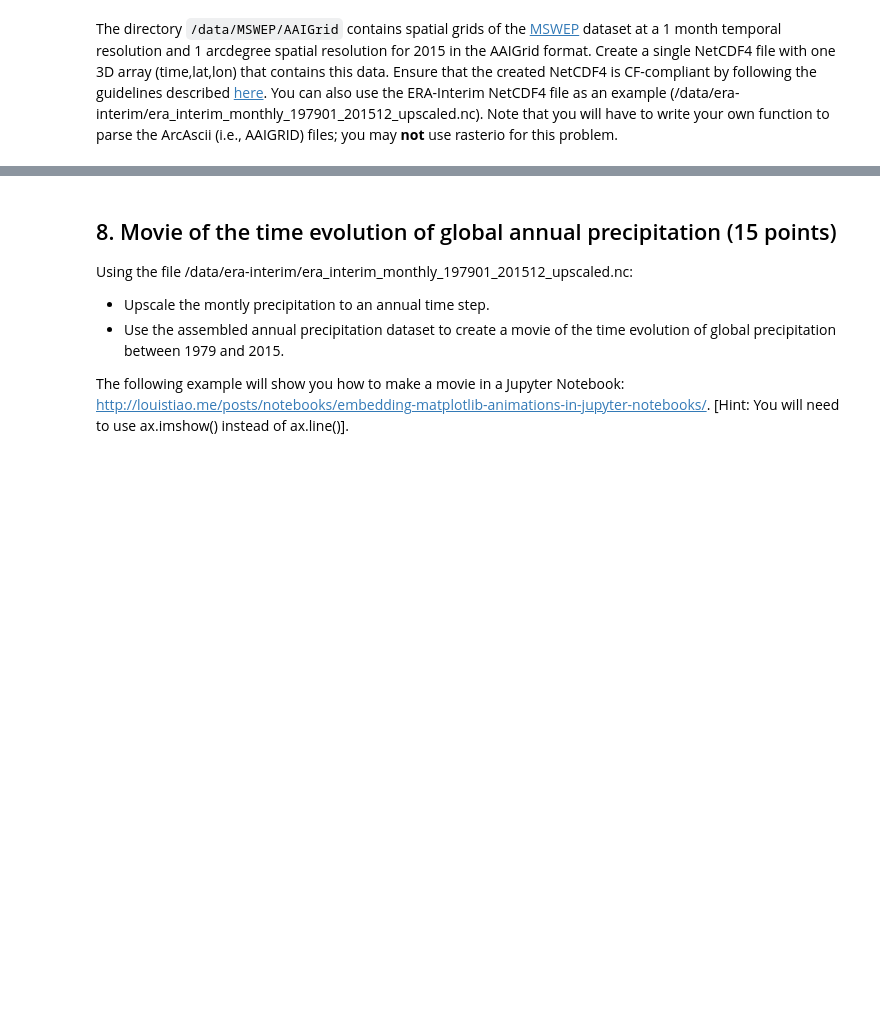
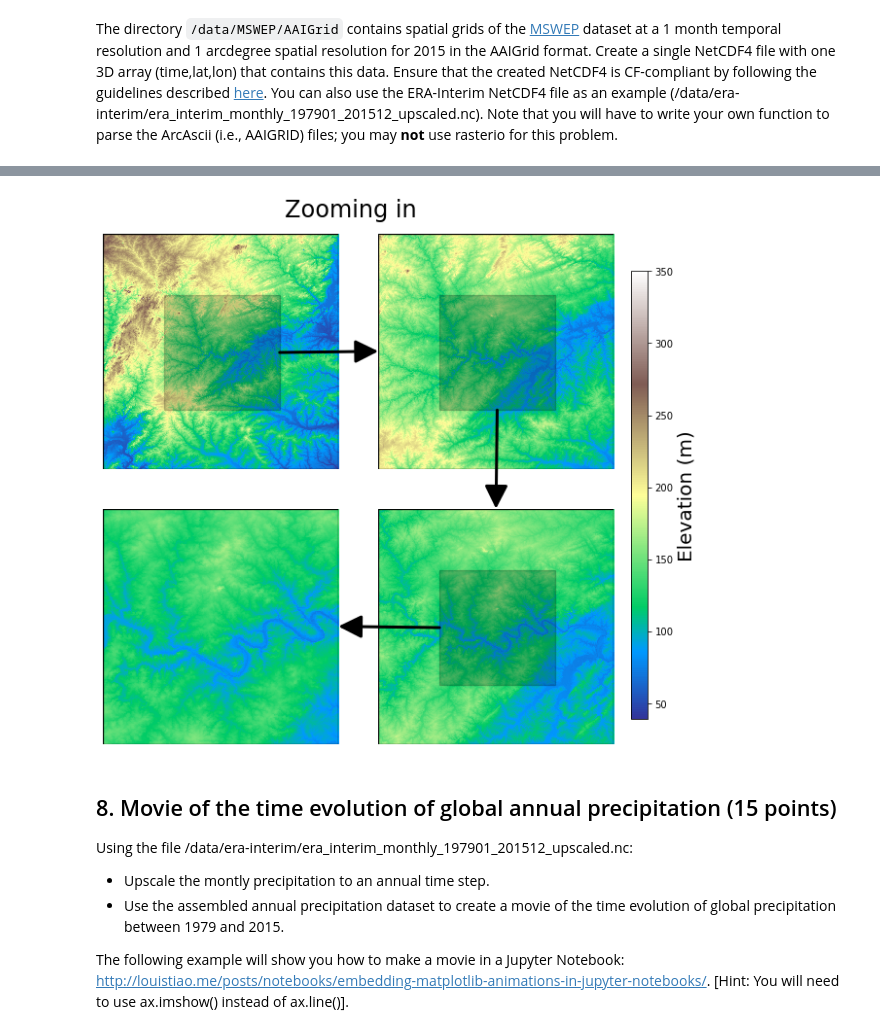
Before and after one commit to LG0123/ESDA_LG0123, a Jupyter notebook: HW1.ipynb, the cells around one changed output, grey strips where cells are left out. Saved outputs shown, nothing was run; the diff lists cells and outputs as text; code cells hidden in the pictures; blank space fills up the shorter version.

```diff
--- a/HW1.ipynb
+++ b/HW1.ipynb
@@ -706,3 +690,94 @@ AttributeError: 'Rectangle' object has no property 'facefolor'
+# %%
+import matplotlib as lib
+import matplotlib.pyplot as plt
+import matplotlib.patches as patches
+import rasterio as raster
+
+src = raster.open ('/data/NED/dem_lat3536_lon-80-79.tif')
+dem = src.read(1)
+
+fig, axs = plt.subplots(2,2,figsize=(8,8),frameon = True)
+fig.tight_layout(pad=1.0)
+plt.suptitle('Zooming in',size=24,y=1.03)
+
+cratio=0.26
+sratio=0.49
+
+#1
+c1 = (0,0)
+d1 = (src.width, src.height)
+axs[0,0].imshow(dem,cmap=plt.get_cmap('terrain'))
+axs[0,0].set_axis_off()
+c2 = (c1[0]+d1[0]*cratio,c1[1]+d1[1]*cratio)
+d2 = (d1[0]*sratio, d1[1]*sratio)
+out1 = patches.Rectangle(c1,d1[0],d1[1], linewidth = 1.3, edgecolor='black',facecolor='None')
+axs[0,0].add_patch(out1)
+in1 = patches.Rectangle(c2,d2[0],d2[1], linewidth = 1.3, edgecolor='black',facecolor='black',alpha=0.2)
+axs[0,0].add_patch(in1)
+
+#2
+axs[0,1].imshow(dem,cmap=plt.get_cmap('terrain'))
+axs[0,1].set_xlim(c2[0],c2[0]+d2[0])
+axs[0,1].set_ylim(c2[1]+d2[1],c2[1])
+axs[0,1].set_axis_off()
+c3 = (c2[0]+d2[0]*cratio,c2[1]+d2[1]*cratio)
+d3 = (d2[0]*sratio, d2[1]*sratio)
+out2 = patches.Rectangle(c2,d2[0],d2[1], linewidth = 1.3, edgecolor='black',facecolor='None')
+axs[0,1].add_patch(out2)
+in2 = patches.Rectangle(c3,d3[0],d3[1], linewidth = 1.3, edgecolor='black',facecolor='black',alpha=0.2)
+axs[0,1].add_patch(in2)
+
+#3
+axs[1,1].imshow(dem,cmap=plt.get_cmap('terrain'))
+axs[1,1].set_xlim(c3[0],c3[0]+d3[0])
+axs[1,1].set_ylim(c3[1]+d3[1],c3[1])
+axs[1,1].set_axis_off()
+c4 = (c3[0]+d3[0]*cratio,c3[1]+d3[1]*cratio)
+d4 = (d3[0]*sratio, d3[1]*sratio)
+out3 = patches.Rectangle(c3,d3[0],d3[1], linewidth = 1.3, edgecolor='black',facecolor='None')
+axs[1,1].add_patch(out3)
+in3 = patches.Rectangle(c4,d4[0],d4[1], linewidth = 1.3, edgecolor='black',facecolor='black',alpha=0.2)
+axs[1,1].add_patch(in3)
+
+#4
+axs[1,0].imshow(dem,cmap=plt.get_cmap('terrain'))
+axs[1,0].set_xlim(c4[0],c4[0]+d4[0])
+axs[1,0].set_ylim(c4[1]+d4[1],c4[1])
+axs[1,0].set_axis_off()
+out4 = patches.Rectangle(c4,d4[0],d4[1], linewidth = 1.3, edgecolor='black',facecolor='None')
+axs[1,0].add_patch(out4)
+
+#arrow1
+pt1=(c2[0]+d2[0],c2[1]+0.5*d2[1])
+pt2=(c2[0],c2[1]+0.5*d2[1])
+coord1=axs[0,0].transData
+coord2=axs[0,1].transData
+lin1=patches.ConnectionPatch(xyA=pt1,coordsA=coord1,xyB=pt2,coordsB=coord2,arrowstyle='-|>' ,lw=3,mutation_scale=50,color='black')
+axs[0,0].add_artist(lin1)
+
+#arrow2
+pt3=(c3[0]+0.5*d3[0],c3[1]+d3[1])
+pt4=(c3[0]+0.5*d3[0],c3[1])
+coord3=axs[0,1].transData
+coord4=axs[1,1].transData
+lin2=patches.ConnectionPatch(xyA=pt3,coordsA=coord3,xyB=pt4,coordsB=coord4,arrowstyle='-|>' ,lw=3,mutation_scale=50,color='black')
+axs[0,1].add_artist(lin2)
+
+#arrow3
+pt5=(c4[0],c4[1]+0.5*d4[1])
+pt6=(c4[0]+d4[0],c4[1]+0.5*d4[1])
+coord5=axs[1,1].transData
+coord6=axs[1,0].transData
+lin3=patches.ConnectionPatch(xyA=pt5,coordsA=coord5,xyB=pt6,coordsB=coord6,arrowstyle='-|>' ,lw=3,mutation_scale=50,color='black')
+axs[1,1].add_artist(lin3)
+
+cb_ax=fig.add_axes([1,0.1,0.03,0.8])
+cmap=plt.get_cmap('terrain')
+norm=lib.colors.Normalize(vmin=39,vmax=350)
+cb=plt.colorbar(lib.cm.ScalarMappable(norm=norm, cmap=cmap),cax=cb_ax, shrink=1.0)
+cb.set_label(label='Elevation (m)',size = 20)
+# %% [output]
+[figure, added]
 # %% [markdown]
 ## 8.  Movie of the time evolution of global annual precipitation (15 points)
 
```
Also changed, not shown: parts of 7 cells of this notebook.
